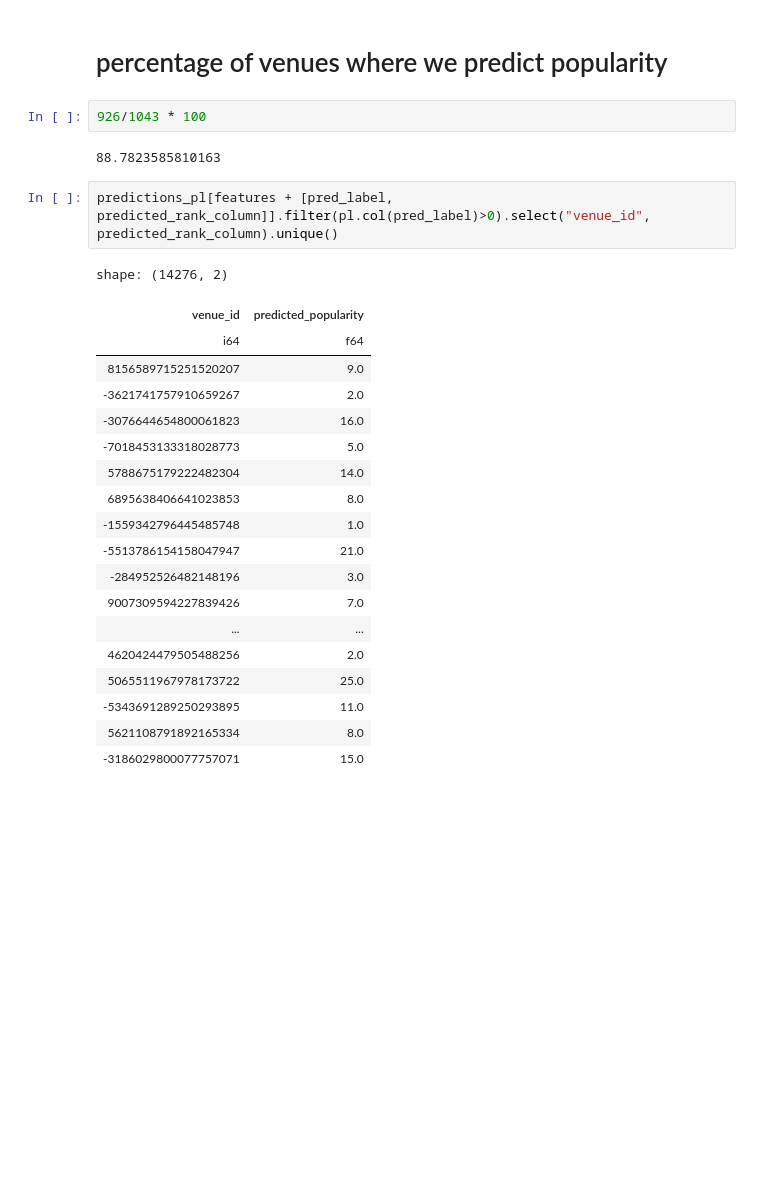
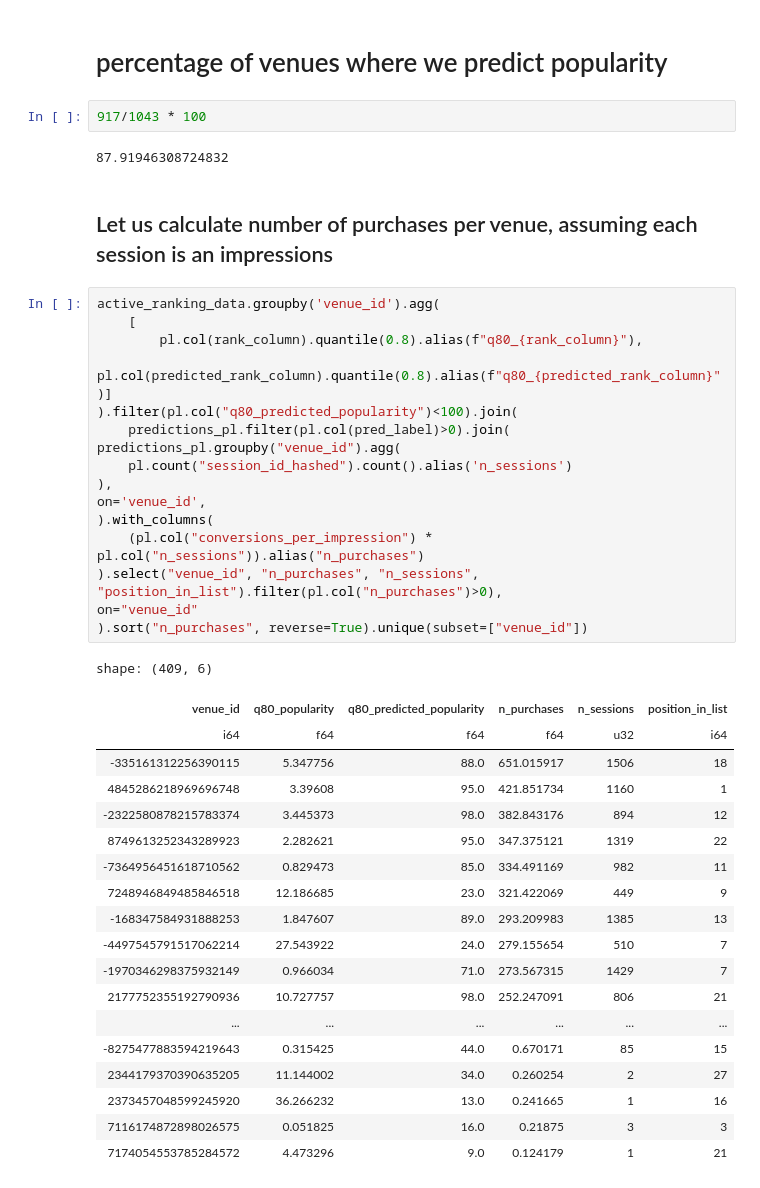
Before and after one commit to ra312/personalization, a Jupyter notebook: notebooks/train.ipynb, the cells around one changed output. Drawn from its saved outputs; the diff is of its cells as text; blank space fills up the shorter version.

```diff
--- a/notebooks/train.ipynb
+++ b/notebooks/train.ipynb
@@ -593,28 +439,44 @@ shape: (929, 7)
 # %% [markdown]
 # percentage of venues where we predict popularity
 # %%
-926/1043 * 100
+917/1043 * 100
 # %% [output]
-88.7823585810163
+87.91946308724832
-# %%
-predictions_pl[features + [pred_label, predicted_rank_column]].filter(pl.col(pred_label)>0).select("venue_id", predicted_rank_column).unique()
-# %% [output]
-shape: (14276, 2)
-| venue_id | predicted_popularity |
-| i64 | f64 |
-| 8156589715251520207 | 9.0 |
-| -3621741757910659267 | 2.0 |
-| -3076644654800061823 | 16.0 |
-| -7018453133318028773 | 5.0 |
-| 5788675179222482304 | 14.0 |
-| 6895638406641023853 | 8.0 |
-| -1559342796445485748 | 1.0 |
-| -5513786154158047947 | 21.0 |
-| -284952526482148196 | 3.0 |
-| 9007309594227839426 | 7.0 |
-| ... | ... |
-| 4620424479505488256 | 2.0 |
-| 5065511967978173722 | 25.0 |
-| -5343691289250293895 | 11.0 |
-| 5621108791892165334 | 8.0 |
-| -3186029800077757071 | 15.0 |
+# %% [markdown]
+## Let us calculate number of purchases per venue, assuming each session is an impressions
+# %%
+active_ranking_data.groupby('venue_id').agg(
+    [
+        pl.col(rank_column).quantile(0.8).alias(f"q80_{rank_column}"),
+        pl.col(predicted_rank_column).quantile(0.8).alias(f"q80_{predicted_rank_column}")]
+).filter(pl.col("q80_predicted_popularity")<100).join(
+    predictions_pl.filter(pl.col(pred_label)>0).join(
+predictions_pl.groupby("venue_id").agg(
+    pl.count("session_id_hashed").count().alias('n_sessions')
+),
+on='venue_id',
+).with_columns(
+    (pl.col("conversions_per_impression") * pl.col("n_sessions")).alias("n_purchases")
+).select("venue_id", "n_purchases", "n_sessions", "position_in_list").filter(pl.col("n_purchases")>0),
+on="venue_id"
+).sort("n_purchases", reverse=True).unique(subset=["venue_id"])
+# %% [output]
+shape: (409, 6)
+| venue_id | q80_popularity | q80_predicted_popularity | n_purchases | n_sessions | position_in_list |
+| i64 | f64 | f64 | f64 | u32 | i64 |
+| -335161312256390115 | 5.347756 | 88.0 | 651.015917 | 1506 | 18 |
+| 4845286218969696748 | 3.39608 | 95.0 | 421.851734 | 1160 | 1 |
+| -2322580878215783374 | 3.445373 | 98.0 | 382.843176 | 894 | 12 |
+| 8749613252343289923 | 2.282621 | 95.0 | 347.375121 | 1319 | 22 |
+| -7364956451618710562 | 0.829473 | 85.0 | 334.491169 | 982 | 11 |
+| 7248946849485846518 | 12.186685 | 23.0 | 321.422069 | 449 | 9 |
+| -168347584931888253 | 1.847607 | 89.0 | 293.209983 | 1385 | 13 |
+| -4497545791517062214 | 27.543922 | 24.0 | 279.155654 | 510 | 7 |
+| -1970346298375932149 | 0.966034 | 71.0 | 273.567315 | 1429 | 7 |
+| 2177752355192790936 | 10.727757 | 98.0 | 252.247091 | 806 | 21 |
+| ... | ... | ... | ... | ... | ... |
+| -8275477883594219643 | 0.315425 | 44.0 | 0.670171 | 85 | 15 |
+| 2344179370390635205 | 11.144002 | 34.0 | 0.260254 | 2 | 27 |
+| 2373457048599245920 | 36.266232 | 13.0 | 0.241665 | 1 | 16 |
+| 7116174872898026575 | 0.051825 | 16.0 | 0.21875 | 3 | 3 |
+| 7174054553785284572 | 4.473296 | 9.0 | 0.124179 | 1 | 21 |
```
Also changed, not shown: parts of 37 cells of this notebook.
